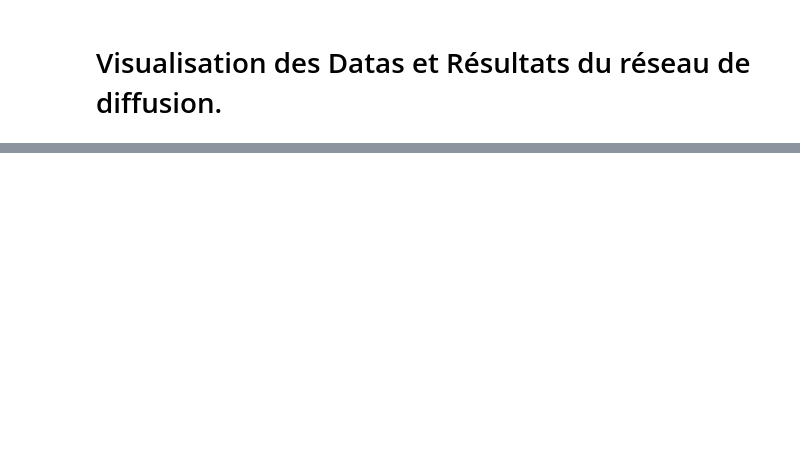
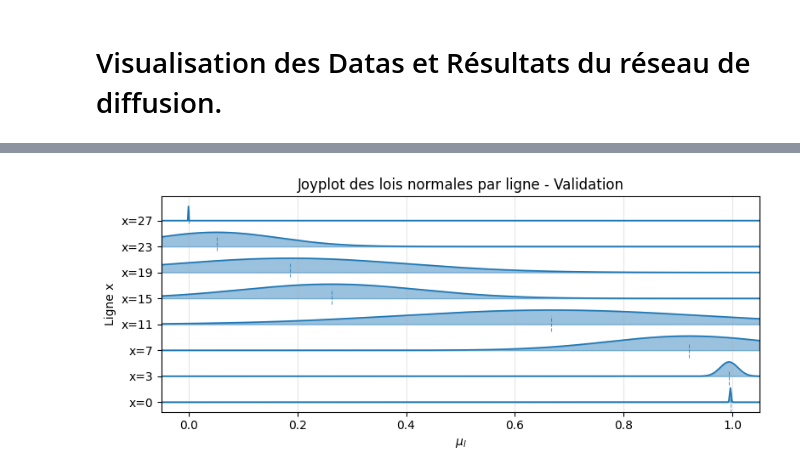
Before and after one commit to Samuel-Chapuis/Rayleigh-Taylor-Generative-Surrogate, a Jupyter notebook: analyse_reslutat/VisualisationPT.ipynb, the cells around one changed output, grey strips where cells are left out. Drawn from its saved outputs; the diff is of its cells as text; code cells hidden in the pictures; blank space fills up the shorter version.

```diff
--- a/analyse_reslutat/VisualisationPT.ipynb
+++ b/analyse_reslutat/VisualisationPT.ipynb
@@ -529,0 +486,46 @@ val vs MNIST                15.2633          14.2749
+# %%
+def normal_pdf(x, mu, sigma):
+    sigma = float(sigma)
+    mu = float(mu)
+    if sigma <= 0:
+        return np.zeros_like(x)
+    return np.exp(-0.5 * ((x - mu) / sigma) ** 2) / (sigma * np.sqrt(2 * np.pi))
+
+
+params_mu = np.asarray(MU_l_val)
+params_sigma = np.asarray(SIGMA_l_val)
+
+n_curves = 8
+selected_idx = np.linspace(0, len(params_mu) - 1, n_curves, dtype=int)
+selected_mu = params_mu[selected_idx]
+selected_sigma = params_sigma[selected_idx]
+
+x_min = -0.05
+x_max = 1.05
+x = np.linspace(x_min, x_max, 800)
+
+spacing = 1.0
+height = 0.55
+
+color = "tab:blue"
+
+plt.figure(figsize=(8, 3.5))
+
+for plot_idx, (layer_idx, mu, sigma) in enumerate(zip(selected_idx, selected_mu, selected_sigma)):
+    y = normal_pdf(x, mu, sigma)
+    y = y / y.max() * height if y.max() > 0 else y
+    offset = plot_idx * spacing
+    plt.fill_between(x, offset, offset + y, color=color, alpha=0.45)
+    plt.plot(x, offset + y, color=color, linewidth=1.2, label=f"x={layer_idx}")
+    plt.axvline(mu, ymin=offset / (n_curves * spacing), ymax=(offset + height) / (n_curves * spacing), color=color, linestyle="--", linewidth=0.8, alpha=0.7)
+
+plt.xlim(x_min, x_max)
+plt.yticks(np.arange(n_curves) * spacing, [f"x={i}" for i in selected_idx])
+plt.xlabel(r"$\mu_l$")
+plt.ylabel("Ligne x")
+plt.title("Joyplot des lois normales par ligne - Validation")
+plt.grid(axis="x", alpha=0.3)
+plt.tight_layout()
+plt.show()
+# %% [output]
+[figure, added]
```
Also changed, not shown: parts of 49 cells of this notebook, 4 other files.
